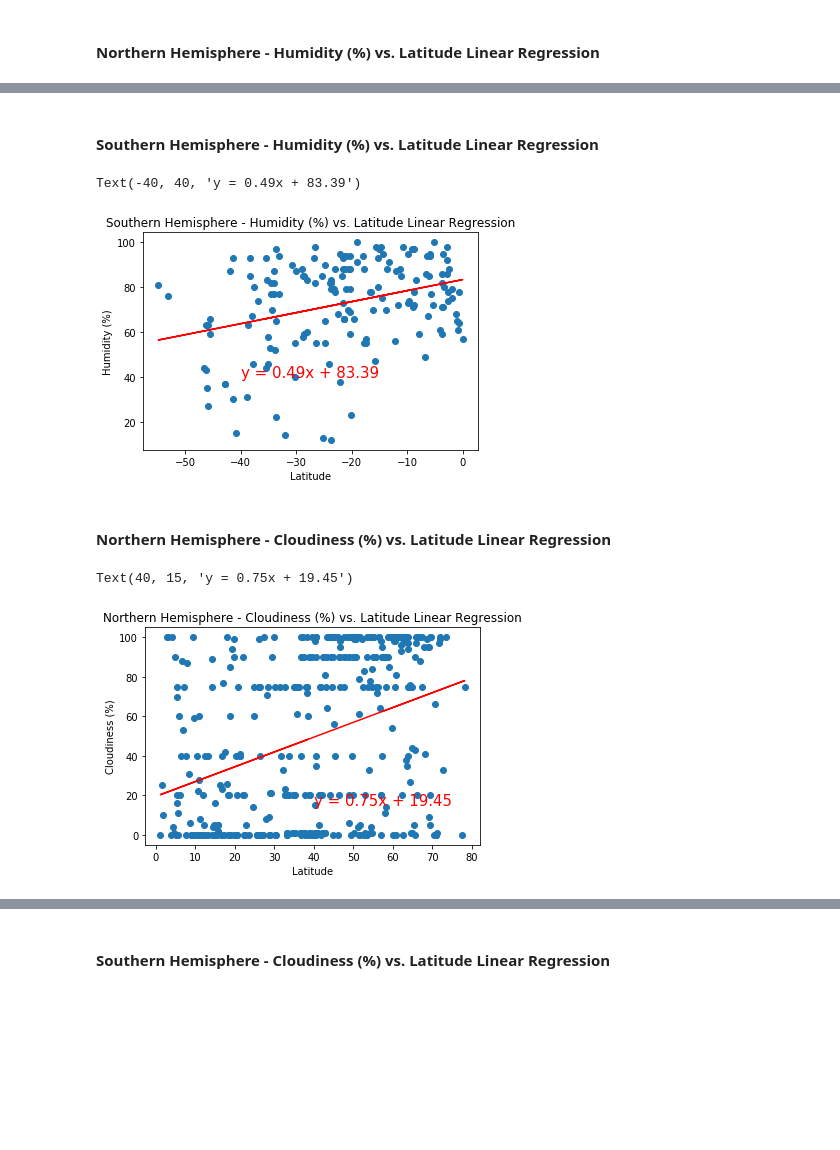
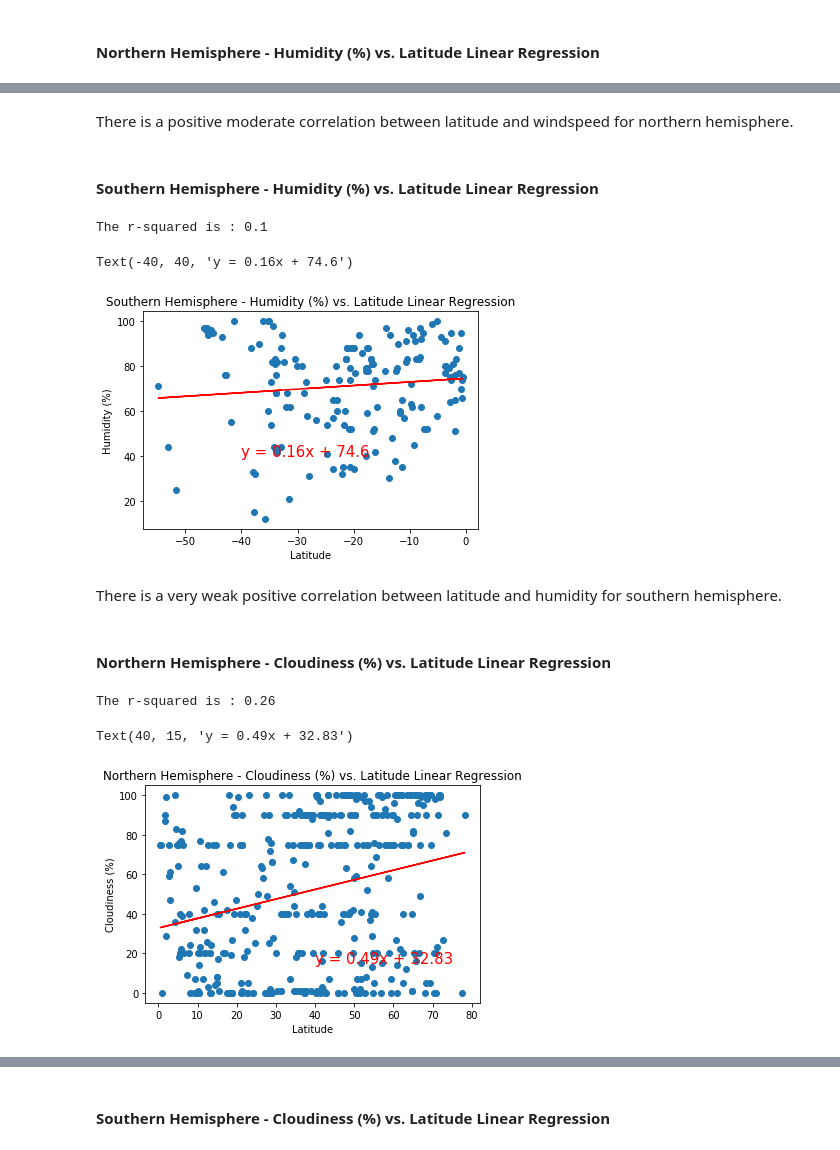
Before and after one commit to kanamoore/python-api-challenge, a Jupyter notebook: WeatherPy/WeatherPy.ipynb, the cells around one changed output, grey strips where cells are left out. Cells and saved outputs as stored; diff of their text form; code cells hidden in the pictures; blank space fills up the shorter version.

```diff
--- a/WeatherPy/WeatherPy.ipynb
+++ b/WeatherPy/WeatherPy.ipynb
@@ -195,4 +135,5 @@ Humidity 568
 # %%
+# Create a panda data frame using data retrieved
 weather_dict = pd.DataFrame({
                 "City" : city_name_list,
                 "Cloudiness" : cloudiness_list,
@@ -200,9 +141,7 @@ weather_dict = pd.DataFrame({
                 "Date" : date_list,
                 "Humidity" : humidity_list,
                 "Lat" : lat_list,
-                "Lnt" : lng_list,
+                "Lng" : lng_list,
                 "Max Temp" : max_temp_list,
                 "Wind Speed" : wind_speed_list
 })
-
-weather_dict
@@ -375,6 +399,12 @@ Text(40, 15, 'y = 0.32x + 62.63')
+# %% [markdown]
+There is a positive moderate correlation between latitude and windspeed for northern hemisphere.
 # %% [markdown]
 ####  Southern Hemisphere - Humidity (%) vs. Latitude Linear Regression
 # %%
+south_humidity = southern_hemisphere["Humidity"]
+
+print(f"The r-squared is : {round(st.pearsonr(south_lat, south_humidity)[0],2)}")
+
 (slope, intercept, rvalue, pvalue, stderr) = linregress(southern_hemisphere["Lat"], southern_hemisphere["Humidity"])
 
 # Set y = mx + b
@@ -399,34 +429,42 @@ plt.plot(southern_hemisphere["Lat"],regress_values,"r-")
 # Set the regression line label
 plt.annotate(line_eq,(-40,40),fontsize=15,color="red")
 # %% [output]
-Text(-40, 40, 'y = 0.49x + 83.39')
+The r-squared is : 0.1
+Text(-40, 40, 'y = 0.16x + 74.6')
-[figure, old version]
+[figure, new version]
+# %% [markdown]
+There is a very weak positive correlation between latitude and humidity for southern hemisphere.
 # %% [markdown]
 ####  Northern Hemisphere - Cloudiness (%) vs. Latitude Linear Regression
 # %%
+north_cloudiness = northern_hemisphere["Cloudiness"]
+
+print(f"The r-squared is : {round(st.pearsonr(north_lat, north_cloudiness)[0],2)}")
+
 (slope, intercept, rvalue, pvalue, stderr) = linregress(northern_hemisphere["Lat"], northern_hemisphere["Cloudiness"])
 
 # Set y = mx + b
 regress_values = northern_hemisphere["Lat"] * slope + intercept
 line_eq = "y = " + str(round(slope,2)) + "x + " + str(round(intercept,2))
 
 # Create a scatter plot using average tumor volume and weight
 plt.scatter(northern_hemisphere["Lat"], northern_hemisphere["Cloudiness"])
 
 # Set a title
 plt.title("Northern Hemisphere - Cloudiness (%) vs. Latitude Linear Regression")
 
 # Set xlabel
 plt.xlabel("Latitude")
 
 # Set ylabel
 plt.ylabel("Cloudiness (%)")
 
 # Set the regression line
 plt.plot(northern_hemisphere["Lat"],regress_values,"r-")
 
 # Set the regression line label
 plt.annotate(line_eq,(40,15),fontsize=15,color="red")
 # %% [output]
-Text(40, 15, 'y = 0.75x + 19.45')
+The r-squared is : 0.26
+Text(40, 15, 'y = 0.49x + 32.83')
-[figure, old version]
+[figure, new version]
```
Also changed, not shown: parts of 28 cells of this notebook, 9 other files.
